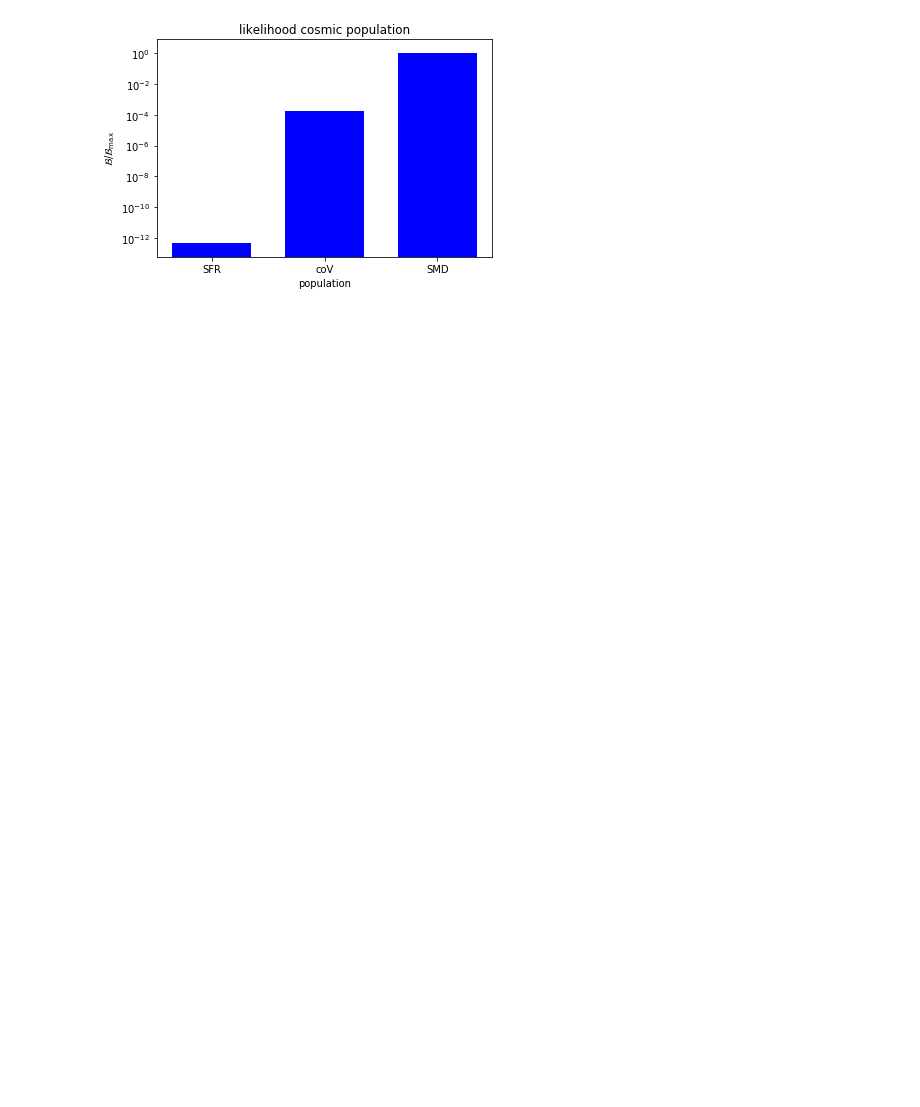
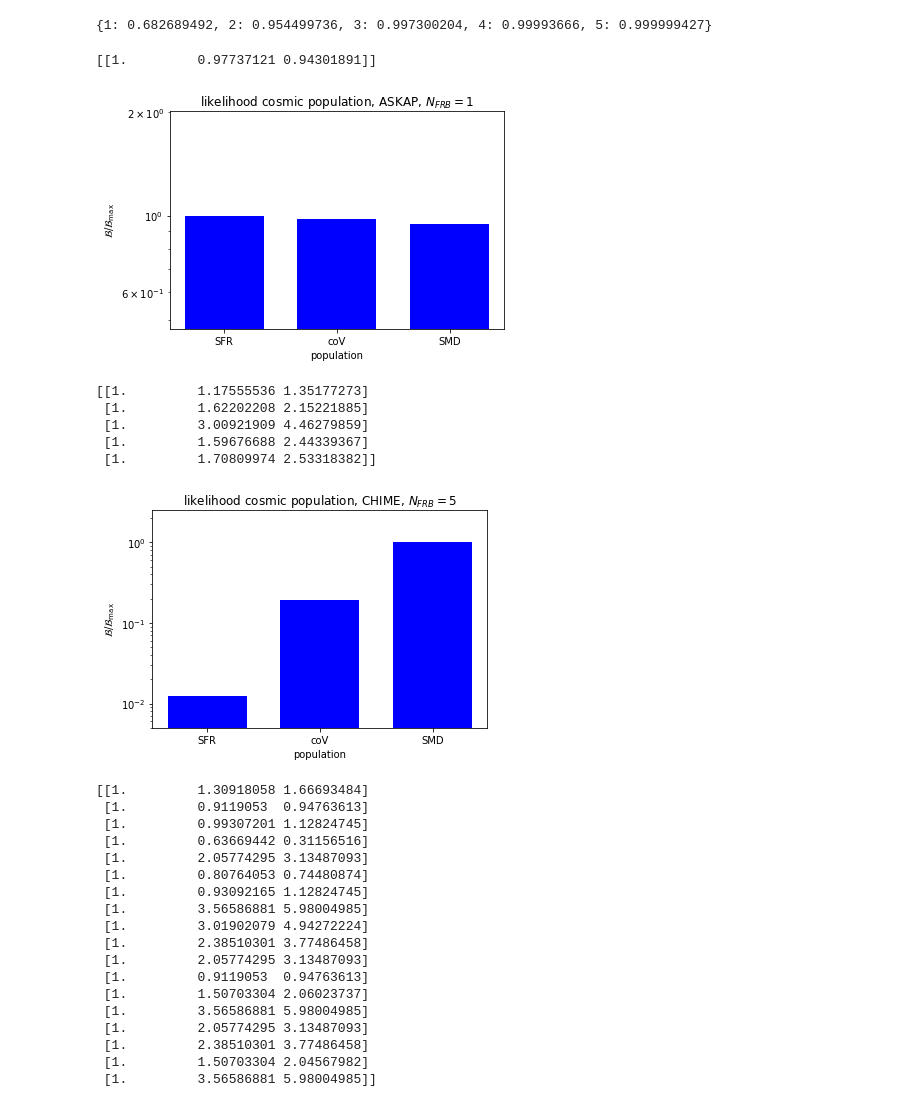
Before and after one commit to FRBs/PreFRBLE, a Jupyter notebook: notebooks/PreFRBLE_PopulationInference.ipynb, the cells around one changed output. Saved outputs shown, nothing was run; the diff lists cells and outputs as text; code cells hidden in the pictures; blank space fills up the shorter version.

Commit message:
prepare all plots

```diff
--- a/notebooks/PreFRBLE_PopulationInference.ipynb
+++ b/notebooks/PreFRBLE_PopulationInference.ipynb
@@ -14,13 +18,15 @@ redshift_estimates = GetEstimatedRedshifts()
 ### see how well the obtained redshifts compare to assumed population
 ### compare shape of likelihood function and compute Bayes factor
 
-FRBs = GetFRBcat(telescopes=telescopes)
+#FRBs = GetFRBcat(telescopes=telescopes)
 
-likelihoods = np.zeros( redshift_estimates.shape )
+likelihoods = np.zeros( [len(redshift_estimates), len(populations)] )
 
 
 for tele in telescopes:
-    ix_tele, = np.where( FRBs['tele'] == telescopes_FRBcat[tele] )
+    ix_tele, = np.where( redshift_estimates['telescope'] == tele )
+
+#    ix_tele, = np.where( FRBs['tele'] == telescopes_FRBcat[tele] )
 #    fig, ax = plt.subplots()
 #    ax.set_title( tele ) #"%s with %s" % (pop, tele) )
 #    ax.plot( redshift_estimates[ix_tele,-2], 0.75-0.5*np.random.rand(len(ix_tele)), marker='x', linestyle=' ' )
@@ -31,16 +37,17 @@ for tele in telescopes:
 #    for ipop, (pop, linestyle) in enumerate(zip(populations, linestyles_population)):
 
     for ipop, (pop, linestyle, ax) in enumerate(zip(populations, linestyles_population, axs)):
+        estimates = redshift_estimates['redshift'+pop]
+        ax.set_title( "%s with %s" % (pop, tele) )
+        ax.plot( estimates[ix_tele], y_FRBs, marker='x', linestyle=' ' )
+#        ax.plot( estimates[ix_tele], y_FRBs, marker='x', linestyle=' ' )
 
-        ax.set_title( "%s with %s" % (pop, tele) )
-        ax.plot( redshift_estimates[ix_tele,ipop], y_FRBs, marker='x', linestyle=' ' )
-
-##        P, x = histogram( redshift_estimates[ix_tele,ipop], bins=60, range=(0,6), log=False, density=True )
+##        P, x = histogram( estimates[ix_tele], bins=60, range=(0,6), log=False, density=True )
 ##        PlotLikelihood( x=x, P=P, log=False, measure='z', ax=ax, linestyle=linestyle, label=pop, color='black' )
         P, x = GetLikelihood_Redshift( population=pop, telescope=tele )
         PlotLikelihood( x=x, P=P, log=False, label=pop, measure='z', ax=ax, linestyle=linestyle, linewidth=2, alpha=0.5, color='blue' )
 
-        likelihoods[ix_tele,ipop] = Likelihoods( measurements=redshift_estimates[ix_tele,ipop], P=P, x=x )
+        likelihoods[ix_tele,ipop] = Likelihoods( measurements=estimates[ix_tele], P=P, x=x )
 #    ax.legend()
 plt.show()
 
@@ -52,0 +60,14 @@ likelihoods /= likelihoods[:,0].repeat( likelihoods.shape[1] ).reshape( *likelih
+# %%
+
+## only use FRBs with reasonable redshift estimates
+#ix_reasonable, = np.where(redshift_estimates['redshiftSMD'][ix_tele]<4.5)*(redshift_estimates['redshiftSMD'][ix_tele]>0.05)
+ix_reasonable, = np.where( redshift_estimates['redshiftSMD']>0.15 )
+
+print( likelihoods[ ix_reasonable  ] )
+bayes = np.prod( likelihoods[ ix_reasonable  ], axis=0 )
+
+print(bayes)
+
+PlotBayes( x=populations, y=bayes, width=0.7, label='population', title='likelihood cosmic population' )
+
+plt.show()
@@ -53,8 +93,41 @@ likelihoods /= likelihoods[:,0].repeat( likelihoods.shape[1] ).reshape( *likelih
+# %%
+sigma_probability
+# %% [output]
+{1: 0.682689492, 2: 0.954499736, 3: 0.997300204, 4: 0.99993666, 5: 0.999999427}
 # %%
-bayes = np.prod( likelihoods[ (redshift_estimates[:,0]<0.5)*(redshift_estimates[:,0]>0.05)  ], axis=0 )
+for tele in telescopes:
+    ix_tele, = np.where( redshift_estimates['telescope'][ix_reasonable] == tele )
+    ls = likelihoods[ix_reasonable[ix_tele]]
+    print(ls)
+    bayes = np.prod( ls, axis=0 )
+#    bayes = np.prod( likelihoods[ (redshift_estimates[:,0]<4.5)*(redshift_estimates[:,0]>0.05)  ], axis=0 )
+    PlotBayes( x=populations, y=bayes, width=0.7, label='population', title='likelihood cosmic population, %s, $N_{FRB} = %i$' % ( tele, len( ix_tele ) ) )
 
-PlotBayes( x=populations, y=bayes, width=0.7, label='population', title='likelihood cosmic population' )
-
-plt.show()
+    plt.show()
 # %% [output]
+[[1.         0.97737121 0.94301891]]
-[figure, old version]
+[figure, new version]
+[[1.         1.17555536 1.35177273]
+ [1.         1.62202208 2.15221885]
+ [1.         3.00921909 4.46279859]
+ [1.         1.59676688 2.44339367]
+ [1.         1.70809974 2.53318382]]
+[figure, added]
+[[1.         1.30918058 1.66693484]
+ [1.         0.9119053  0.94763613]
+ [1.         0.99307201 1.12824745]
+ [1.         0.63669442 0.31156516]
+ [1.         2.05774295 3.13487093]
+ [1.         0.80764053 0.74480874]
+ [1.         0.93092165 1.12824745]
+ [1.         3.56586881 5.98004985]
+ [1.         3.01902079 4.94272224]
+ [1.         2.38510301 3.77486458]
+ [1.         2.05774295 3.13487093]
+ [1.         0.9119053  0.94763613]
+ [1.         1.50703304 2.06023737]
+ [1.         3.56586881 5.98004985]
+ [1.         2.05774295 3.13487093]
+ [1.         2.38510301 3.77486458]
+ [1.         1.50703304 2.04567982]
+ [1.         3.56586881 5.98004985]]
```
Also changed, not shown: parts of 5 cells of this notebook, 5 other files.
